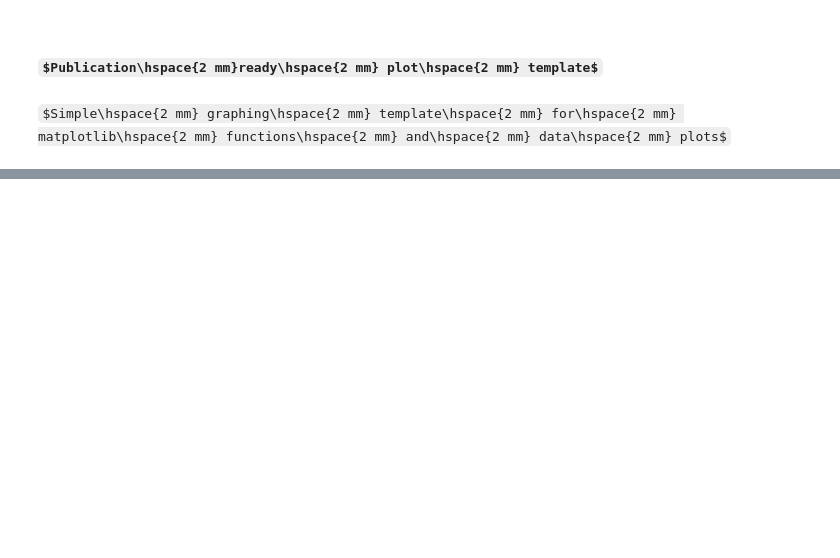
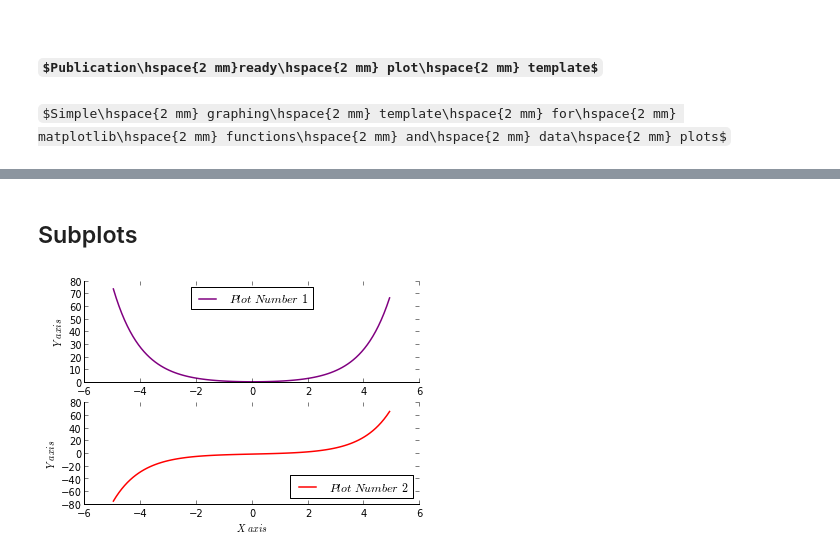
Before and after one commit to jeziegle/PHYS202-S13, a Jupyter notebook: Week3/PlotTemplates.ipynb, the cells around one changed output, grey strips where cells are left out. Cells and saved outputs as stored; diff of their text form; code cells hidden in the pictures; some formulas as TeX source; blank space fills up the shorter version.

```diff
--- a/Week3/PlotTemplates.ipynb
+++ b/Week3/PlotTemplates.ipynb
@@ -27,0 +36,31 @@ show()
+# %% [markdown]
+Subplots
+-
+# %%
+#Two rows and one column of plots, first plot
+subplot(211)
+#Do same stuff as above to make plots nice
+plot(y,E, linewidth = 1.5, color = 'purple', label = "$Plot$ $Number$ $1$")
+legend(loc = 'best')
+ylabel("$Y$ $axis$")
+ax = gca()
+ax.spines['right'].set_color('none')
+ax.spines['top'].set_color('none')
+ax.spines['left'].set_position('zero')
+ax.spines['bottom'].set_position('zero')
+
+#Two rows and one column of plots, second plot
+subplot(212)
+#Do same stuff as above to make plots nice
+plot(y,absp, linewidth = 1.5, color = 'red', label = "$Plot$ $Number$ $2$")
+legend(loc = 'lower right')
+xlabel("$X$ $axis$")
+ylabel("$Y$ $axis$")
+ax = gca()
+ax.spines['right'].set_color('none')
+ax.spines['top'].set_color('none')
+ax.spines['left'].set_position('zero')
+ax.spines['bottom'].set_position('zero')
+show()
+# %% [output]
+[figure, added]
```
Also changed, not shown: parts of 4 cells of this notebook.
